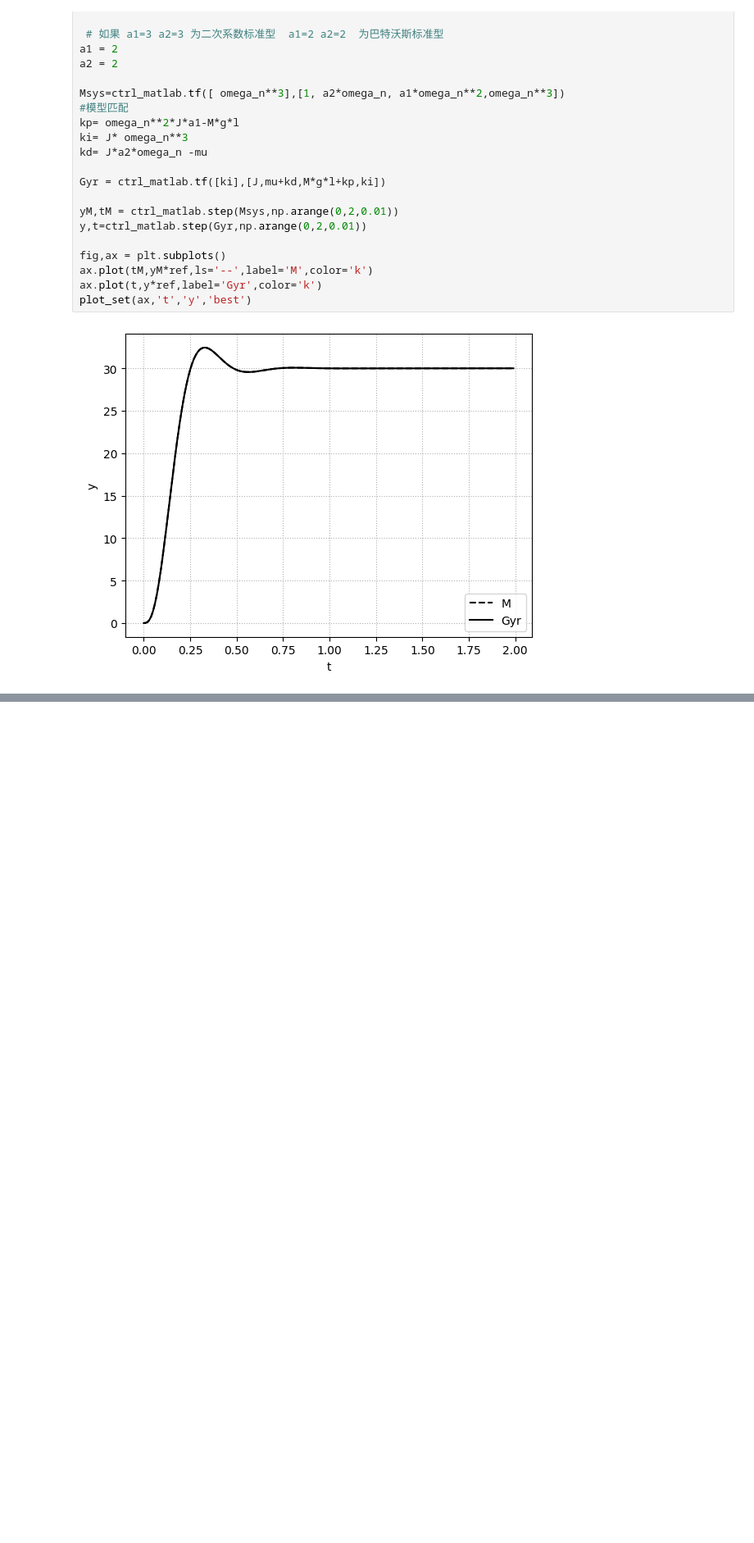
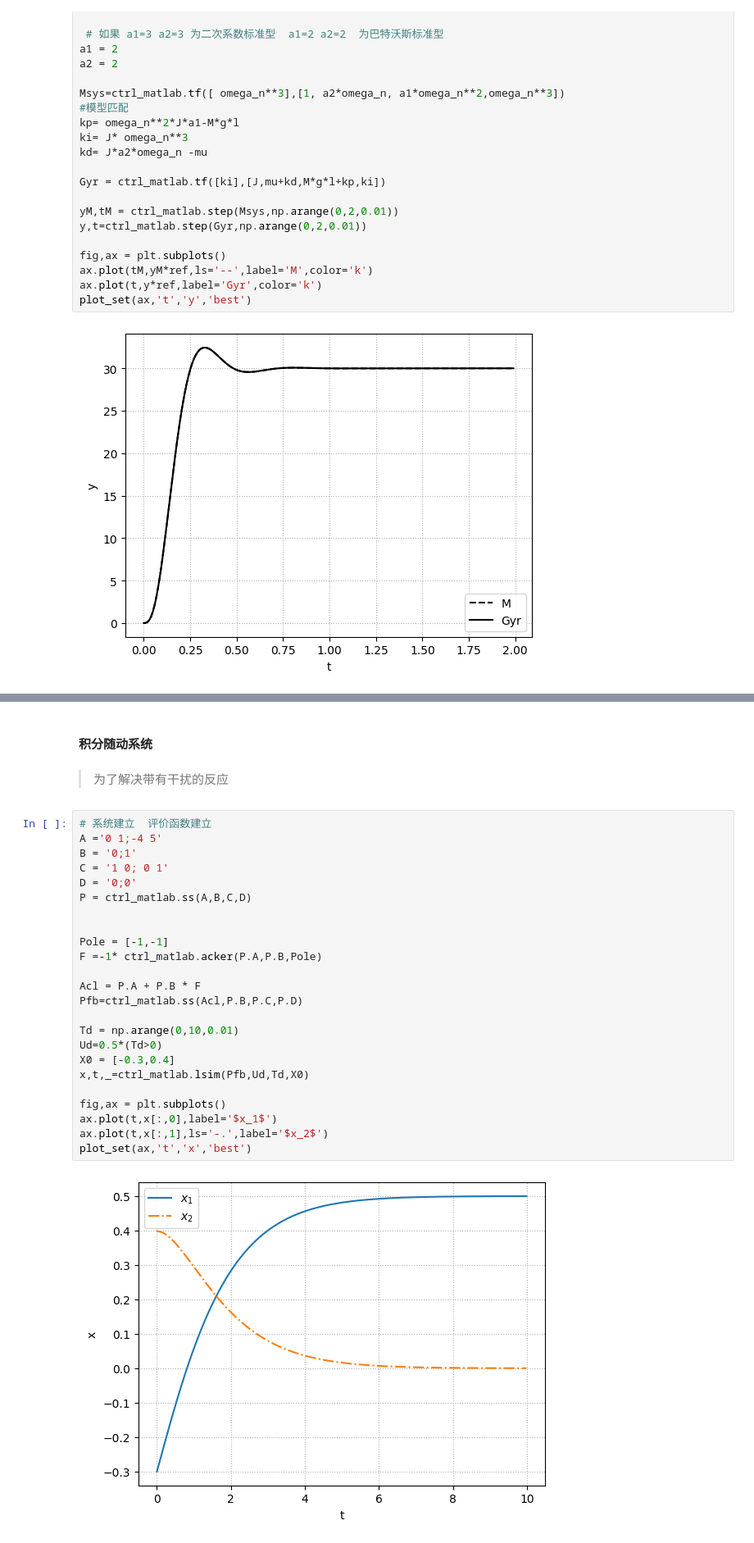
Before and after one commit to sky92archangel/notebook, a Jupyter notebook: math/python设计控制系统/控制系统-05-闭环系统控制.ipynb, the cells around one changed output, grey strips where cells are left out. Shown at 82% size. Saved outputs shown, nothing was run; the diff lists cells and outputs as text; blank space fills up the shorter version.

```diff
--- a/math/python设计控制系统/控制系统-05-闭环系统控制.ipynb
+++ b/math/python设计控制系统/控制系统-05-闭环系统控制.ipynb
@@ -548,0 +675,30 @@ plot_set(ax,'t','y','best')
+# %% [markdown]
+#### 积分随动系统
+# %% [markdown]
+> 为了解决带有干扰的反应
+# %%
+# 系统建立  评价函数建立
+A ='0 1;-4 5'
+B = '0;1'
+C = '1 0; 0 1'
+D = '0;0'
+P = ctrl_matlab.ss(A,B,C,D)
+
+
+Pole = [-1,-1]
+F =-1* ctrl_matlab.acker(P.A,P.B,Pole)
+
+Acl = P.A + P.B * F
+Pfb=ctrl_matlab.ss(Acl,P.B,P.C,P.D)
+
+Td = np.arange(0,10,0.01)
+Ud=0.5*(Td>0)
+X0 = [-0.3,0.4]
+x,t,_=ctrl_matlab.lsim(Pfb,Ud,Td,X0)
+
+fig,ax = plt.subplots()
+ax.plot(t,x[:,0],label='$x_1$')
+ax.plot(t,x[:,1],ls='-.',label='$x_2$')
+plot_set(ax,'t','x','best')
+# %% [output]
+[figure, added]
```
Also changed, not shown: parts of 21 cells of this notebook.
